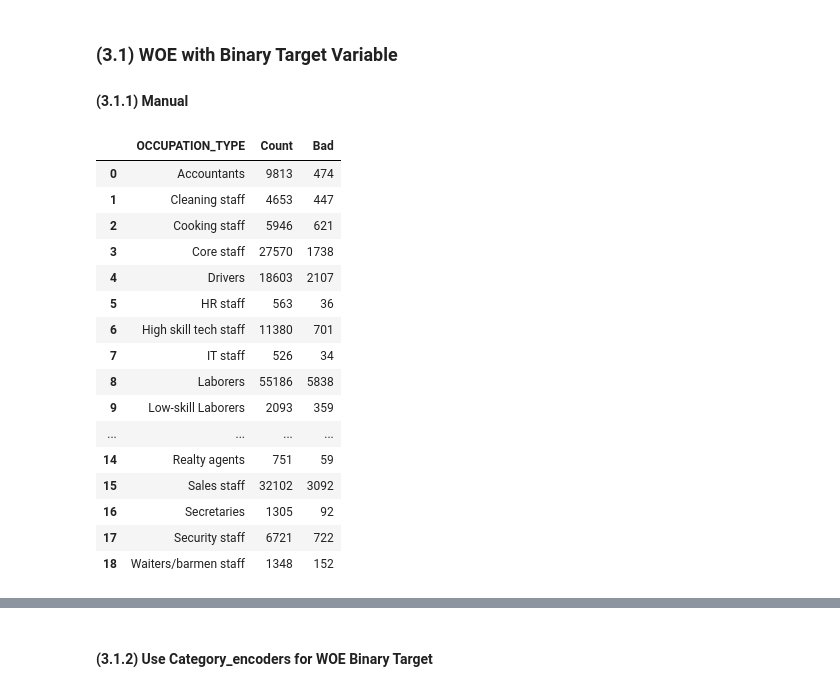
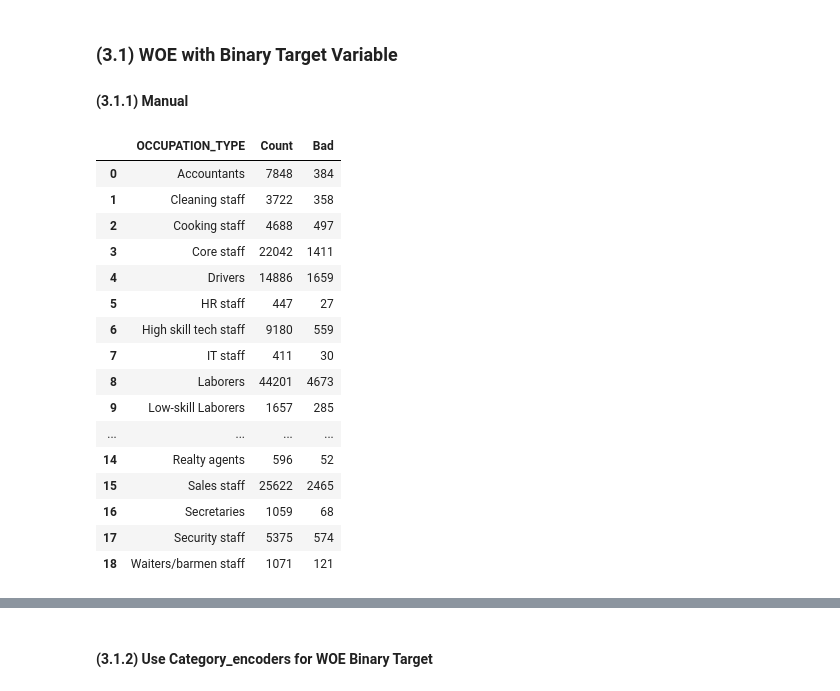
Before and after one commit to dataman-git/codes_for_articles, a Jupyter notebook: A data scientist toolkit.ipynb, the cells around one changed output, grey strips where cells are left out. Drawn from its saved outputs; the diff is of its cells as text; code cells hidden in the pictures.

```diff
--- a/A data scientist toolkit.ipynb
+++ b/A data scientist toolkit.ipynb
@@ -9,13 +9,15 @@
 # data
 import pandas as pd
 import numpy as np
+from sklearn.model_selection import train_test_split
 # https://www.kaggle.com/code/willkoehrsen/start-here-a-gentle-introduction/input
 path = '/Users/chriskuo/Downloads/data'
 #data =  pd.read_csv(path + "/home_loan_selected.csv")
 data =  pd.read_csv(path + "/application_train.csv")
+train, test = train_test_split(data, test_size=0.2, random_state=42)
 
 # Print sample
-df = data[['OCCUPATION_TYPE','TARGET']].copy()
-df['OCCUPATION_TYPE'].value_counts(dropna=False)
+df_train = train[['OCCUPATION_TYPE','TARGET']].copy()
+df_train['OCCUPATION_TYPE'].value_counts(dropna=False)
 # %% [output]
 OCCUPATION_TYPE
@@ -37,6 +39,6 @@ IT staff                   526
 Name: count, dtype: int64
 # %%
-df['OCCUPATION_TYPE'] = df['OCCUPATION_TYPE'].fillna('NoData')
-df['OCCUPATION_TYPE'].value_counts(dropna=False)
+df_train['OCCUPATION_TYPE'] = df_train['OCCUPATION_TYPE'].fillna('NoData')
+df_train['OCCUPATION_TYPE'].value_counts(dropna=False)
 # %% [output]
 OCCUPATION_TYPE
@@ -104,7 +129,7 @@ new_df.head()
 ## (2) Mean Encoding
 ### (2.1) Manual
 # %%
-mean_encoded = df.groupby('OCCUPATION_TYPE')['TARGET'].mean()
+mean_encoded = df_train.groupby('OCCUPATION_TYPE')['TARGET'].mean()
 mean_encoded
 # %% [output]
 OCCUPATION_TYPE
@@ -126,8 +151,7 @@ Waiters/barmen staff     0.112760
 Name: TARGET, dtype: float64
 # %%
 # Map the mean values to the original 'Country' column
-df2 = df.copy()
-df2['OCCUPATION_TYPE_Mean_Encoded'] = df2['OCCUPATION_TYPE'].map(mean_encoded)
-df2[['OCCUPATION_TYPE','OCCUPATION_TYPE_Mean_Encoded']].head()
+df_train['OCCUPATION_TYPE_Mean_Encoded'] = df_train['OCCUPATION_TYPE'].map(mean_encoded)
+df_train[['OCCUPATION_TYPE','OCCUPATION_TYPE_Mean_Encoded']].head()
 # %% [output]
 |  | OCCUPATION_TYPE | OCCUPATION_TYPE_Mean_Encoded |
@@ -181,28 +214,28 @@ outf.head(10)
 #### (3.1.1) Manual
 # %%
 var = 'OCCUPATION_TYPE'
-df[var] = df[var].fillna('NoData')
-k = df[[var,'TARGET']].groupby(var)['TARGET'].agg(['count','sum']).reset_index()
+df_train[var] = df_train[var].fillna('NoData')
+k = df_train[[var,'TARGET']].groupby(var)['TARGET'].agg(['count','sum']).reset_index()
 k.columns = [var,'Count','Bad']
 k
 # %% [output]
 |  | OCCUPATION_TYPE | Count | Bad |
-| 0 | Accountants | 9813 | 474 |
-| 1 | Cleaning staff | 4653 | 447 |
-| 2 | Cooking staff | 5946 | 621 |
-| 3 | Core staff | 27570 | 1738 |
-| 4 | Drivers | 18603 | 2107 |
-| 5 | HR staff | 563 | 36 |
-| 6 | High skill tech staff | 11380 | 701 |
-| 7 | IT staff | 526 | 34 |
-| 8 | Laborers | 55186 | 5838 |
-| 9 | Low-skill Laborers | 2093 | 359 |
+| 0 | Accountants | 7848 | 384 |
+| 1 | Cleaning staff | 3722 | 358 |
+| 2 | Cooking staff | 4688 | 497 |
+| 3 | Core staff | 22042 | 1411 |
+| 4 | Drivers | 14886 | 1659 |
+| 5 | HR staff | 447 | 27 |
+| 6 | High skill tech staff | 9180 | 559 |
+| 7 | IT staff | 411 | 30 |
+| 8 | Laborers | 44201 | 4673 |
+| 9 | Low-skill Laborers | 1657 | 285 |
 | ... | ... | ... | ... |
-| 14 | Realty agents | 751 | 59 |
-| 15 | Sales staff | 32102 | 3092 |
-| 16 | Secretaries | 1305 | 92 |
-| 17 | Security staff | 6721 | 722 |
-| 18 | Waiters/barmen staff | 1348 | 152 |
+| 14 | Realty agents | 596 | 52 |
+| 15 | Sales staff | 25622 | 2465 |
+| 16 | Secretaries | 1059 | 68 |
+| 17 | Security staff | 5375 | 574 |
+| 18 | Waiters/barmen staff | 1071 | 121 |
 # %%
 k['Good'] = k['Count'] - k['Bad']
 k['Good %'] = (k['Good']/k['Good'].sum()*100).round(2)
```
Also changed, not shown: parts of 15 cells of this notebook.
